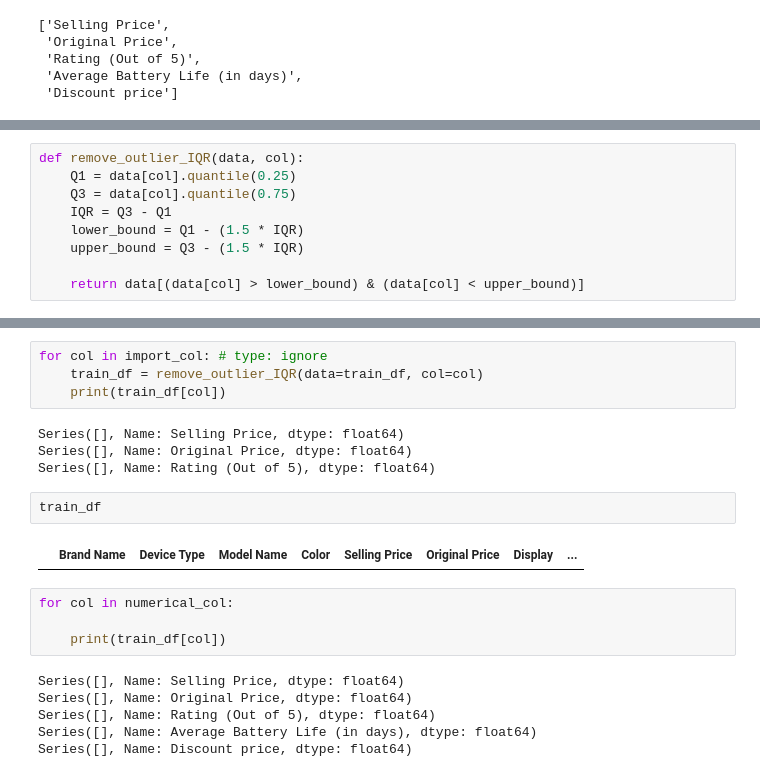
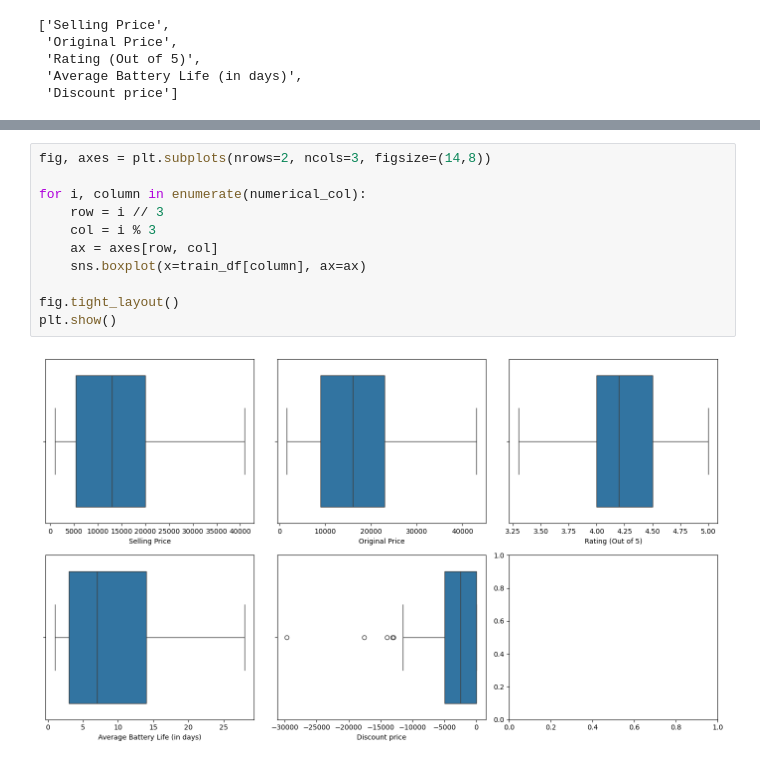
Before and after one commit to sarthakone105/100_days_of_data_science, a Jupyter notebook: fitness_tracker_03.ipynb, the cells around one changed output, grey strips where cells are left out. Saved outputs shown, nothing was run; the diff lists cells and outputs as text.

```diff
--- a/fitness_tracker_03.ipynb
+++ b/fitness_tracker_03.ipynb
@@ -203,9 +209,0 @@ plt.show()
-# %%
-def remove_outlier_IQR(data, col):
-    Q1 = data[col].quantile(0.25)
-    Q3 = data[col].quantile(0.75)
-    IQR = Q3 - Q1
-    lower_bound = Q1 - (1.5 * IQR)
-    upper_bound = Q3 - (1.5 * IQR)
-
-    return data[(data[col] > lower_bound) & (data[col] < upper_bound)]
@@ -221,22 +278,13 @@ import_col = ['Selling Price', 'Original Price', 'Rating (Out of 5)']
-# %%
-for col in import_col: # type: ignore
-    train_df = remove_outlier_IQR(data=train_df, col=col)
-    print(train_df[col])
-# %% [output]
-Series([], Name: Selling Price, dtype: float64)
-Series([], Name: Original Price, dtype: float64)
-Series([], Name: Rating (Out of 5), dtype: float64)
-# %%
-train_df
-# %% [output]
-|  | Brand Name | Device Type | Model Name | Color | Selling Price | Original Price | Display | ... |
-# %%
-for col in numerical_col:
-
-    print(train_df[col])
-# %% [output]
-Series([], Name: Selling Price, dtype: float64)
-Series([], Name: Original Price, dtype: float64)
-Series([], Name: Rating (Out of 5), dtype: float64)
-Series([], Name: Average Battery Life (in days), dtype: float64)
-Series([], Name: Discount price, dtype: float64)
+# %%
+fig, axes = plt.subplots(nrows=2, ncols=3, figsize=(14,8))
+
+for i, column in enumerate(numerical_col):
+    row = i // 3
+    col = i % 3
+    ax = axes[row, col]
+    sns.boxplot(x=train_df[column], ax=ax)
+
+fig.tight_layout()
+plt.show()
+# %% [output]
+[figure, added]
```
Also changed, not shown: parts of 7 cells of this notebook.
